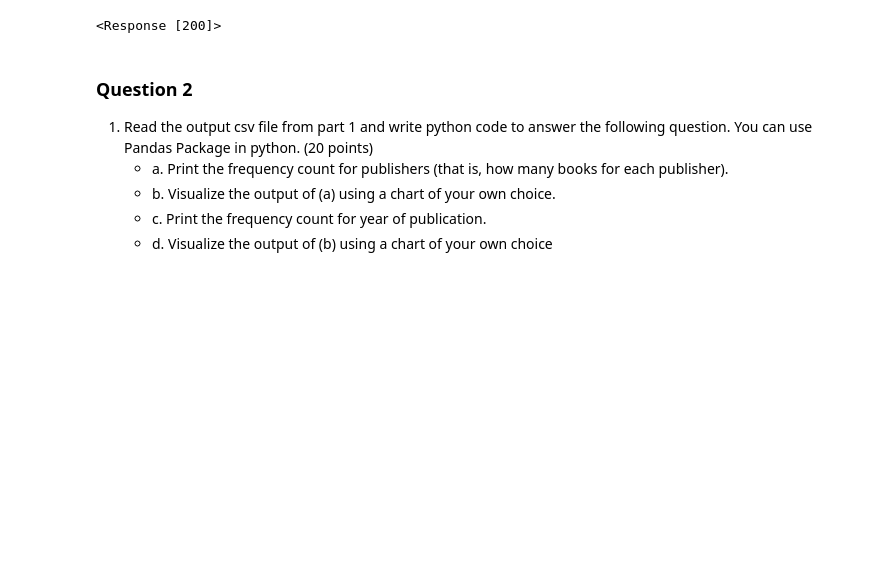
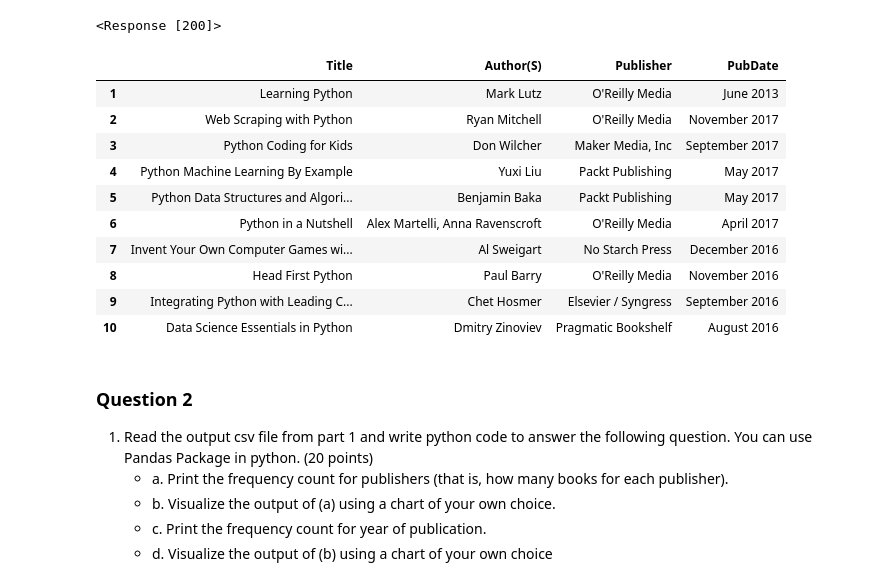
Before and after one commit to Deepti1206/Khandagale_AIT580, a Jupyter notebook: Assignment_12/Khandagale_G01353007.ipynb, the cells around one changed output. Drawn from its saved outputs; the diff is of its cells as text; code cells hidden in the pictures; blank space fills up the shorter version.

```diff
--- a/Assignment_12/Khandagale_G01353007.ipynb
+++ b/Assignment_12/Khandagale_G01353007.ipynb
@@ -48,6 +48,20 @@ df = pd.DataFrame(col)
 df.columns = df.iloc[0]
 df = df.drop(0, axis= 0)
 df.to_csv("ExtractedFile.csv" , index = False)
+# %%
+df
+# %% [output]
+|  | Title | Author(S) | Publisher | PubDate |
+| 1 | Learning Python | Mark Lutz | O'Reilly Media | June 2013 |
+| 2 | Web Scraping with Python | Ryan Mitchell | O'Reilly Media | November 2017 |
+| 3 | Python Coding for Kids | Don Wilcher | Maker Media, Inc | September 2017 |
+| 4 | Python Machine Learning By Example | Yuxi Liu | Packt Publishing | May 2017 |
+| 5 | Python Data Structures and Algori... | Benjamin Baka | Packt Publishing | May 2017 |
+| 6 | Python in a Nutshell | Alex Martelli, Anna Ravenscroft | O'Reilly Media | April 2017 |
+| 7 | Invent Your Own Computer Games wi... | Al Sweigart | No Starch Press | December 2016 |
+| 8 | Head First Python | Paul Barry | O'Reilly Media | November 2016 |
+| 9 | Integrating Python with Leading C... | Chet Hosmer | Elsevier / Syngress | September 2016 |
+| 10 | Data Science Essentials in Python | Dmitry Zinoviev | Pragmatic Bookshelf | August 2016 |
 # %% [markdown]
 ### Question 2
 
```
